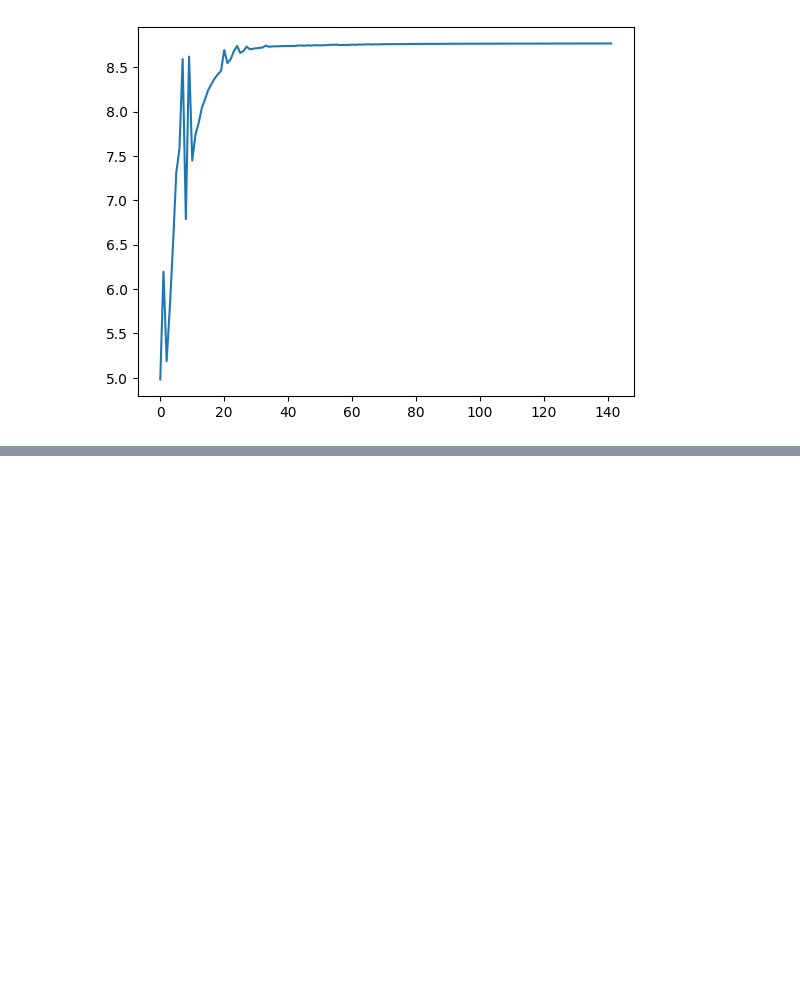
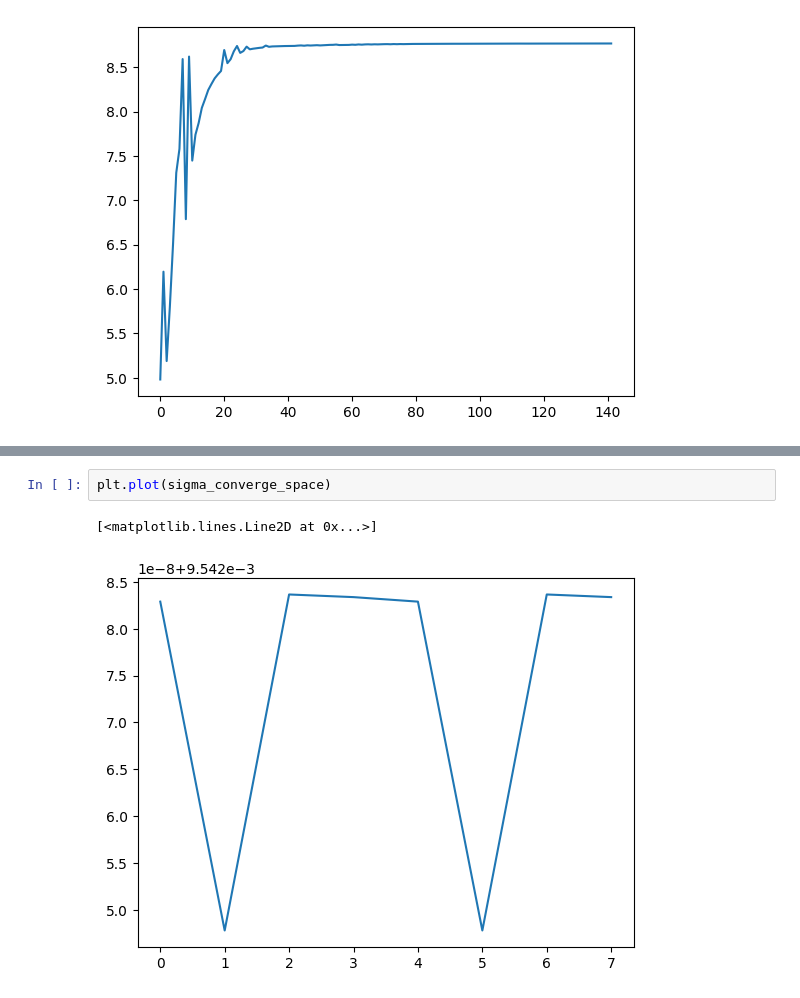
Before and after one commit to justinmiller33/3dasm_project, a Jupyter notebook: Optimization.ipynb, the cells around one changed output, grey strips where cells are left out. Drawn from its saved outputs; the diff is of its cells as text; blank space fills up the shorter version.

```diff
--- a/Optimization.ipynb
+++ b/Optimization.ipynb
@@ -480,0 +556,5 @@ plt.plot(energy_converge_space)
+# %%
+plt.plot(sigma_converge_space)
+# %% [output]
+[<matplotlib.lines.Line2D at 0x...>]
+[figure, added]
```
Also changed, not shown: parts of 5 cells of this notebook.
